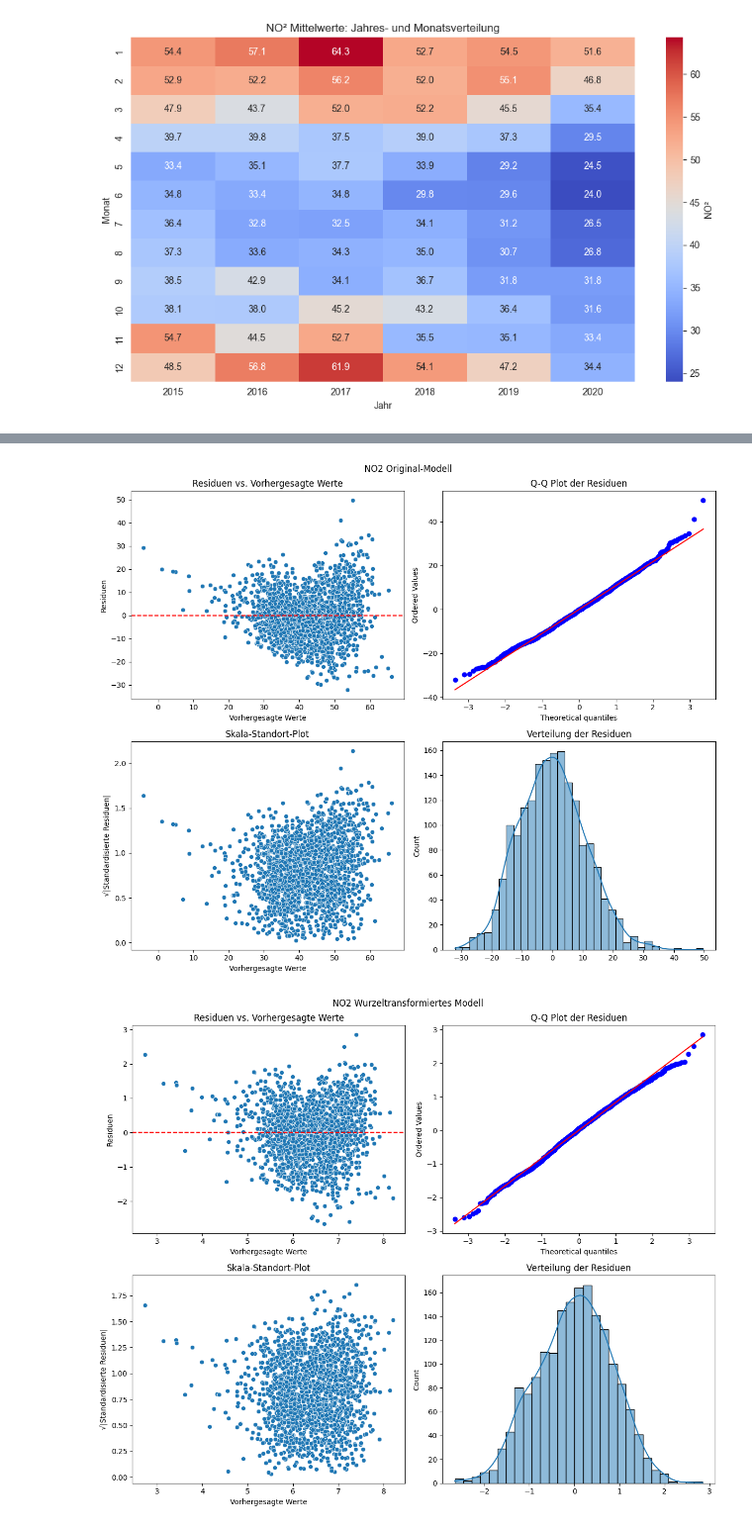
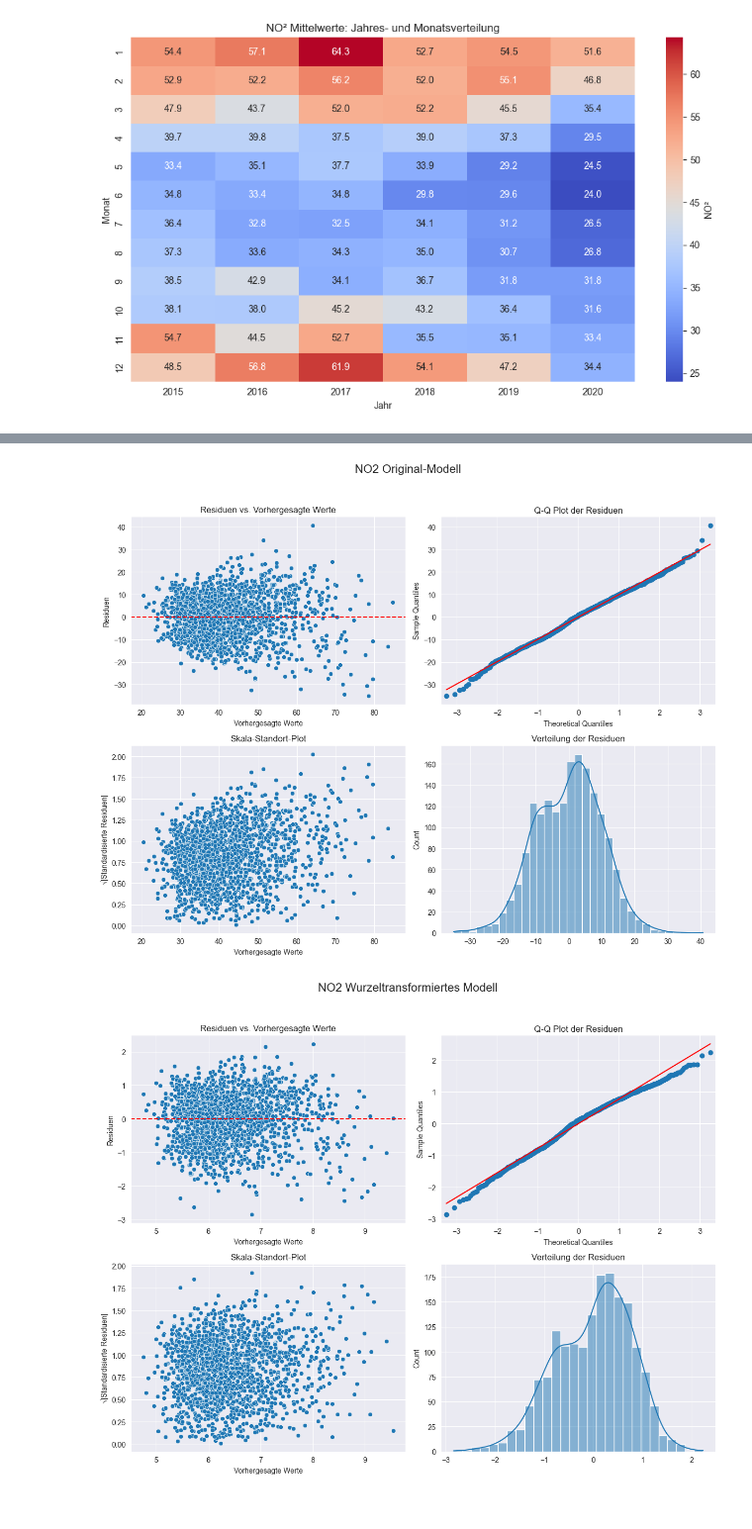
Before and after one commit to Veit-Kramer-Schoeggl/statistik_A02, a Jupyter notebook: A02-TeamA.ipynb, the cells around one changed output, grey strips where cells are left out. Shown at 99% size. Drawn from its saved outputs; the diff is of its cells as text; code cells hidden in the pictures.

```diff
--- a/A02-TeamA.ipynb
+++ b/A02-TeamA.ipynb
@@ -492,6 +467,7 @@ Residual       306669.806599  1778.0         NaN           NaN
 
 # a) Berechnung der Temperaturdifferenz
 train_graz_df['temp_diff'] = train_graz_df['temp'] - train_kalk_df['temp']
+test_graz_df['temp_diff'] = test_graz_df['temp'] - test_graz_df['temp']
 
 # b) Berechnung mittels neuer Variable:
 response_variable = "no2"
@@ -884,12 +825,13 @@ def erstelle_modelle_mit_transformation(df, zielvariable, praediktoren):
 
     # Original-Modell
     formel_original = f"{zielvariable} ~ " + " + ".join(praediktoren)
-    modell_original = ols(formel_original, data=df).fit()
+    modell_original = smf.ols(formel_original, data=df).fit()
 
-    # Modell mit Wurzeltransformation
+    # Modell mit Wurzeltransformation der Zielvariable
+    df = df.copy()  # Um das Original-DataFrame nicht zu verändern
     df[f'sqrt_{zielvariable}'] = np.sqrt(df[zielvariable])
     formel_wurzel = f"sqrt_{zielvariable} ~ " + " + ".join(praediktoren)
-    modell_wurzel = ols(formel_wurzel, data=df).fit()
+    modell_wurzel = smf.ols(formel_wurzel, data=df).fit()
 
     return modell_original, modell_wurzel
 
@@ -905,11 +847,12 @@ def erstelle_diagnostik_plots(modell, titel):
     ax1.set_title('Residuen vs. Vorhergesagte Werte')
 
     # Q-Q Plot
-    stats.probplot(modell.resid, dist="norm", plot=ax2)
+    sm.qqplot(modell.resid, line='s', ax=ax2)
     ax2.set_title('Q-Q Plot der Residuen')
 
-    # Skala-Standort-Plot
-    sns.scatterplot(x=modell.fittedvalues, y=np.sqrt(np.abs(modell.resid_pearson)), ax=ax3)
+    # Skala-Standort-Plot (Scale-Location Plot)
+    standardized_resid = np.sqrt(np.abs(modell.get_influence().resid_studentized_internal))
+    sns.scatterplot(x=modell.fittedvalues, y=standardized_resid, ax=ax3)
     ax3.set_xlabel('Vorhergesagte Werte')
     ax3.set_ylabel('√|Standardisierte Residuen|')
     ax3.set_title('Skala-Standort-Plot')
@@ -918,22 +861,35 @@ def erstelle_diagnostik_plots(modell, titel):
     sns.histplot(modell.resid, kde=True, ax=ax4)
     ax4.set_title('Verteilung der Residuen')
 
-    plt.suptitle(titel)
-    plt.tight_layout()
+    plt.suptitle(titel, fontsize=16)
+    plt.tight_layout(rect=[0, 0.03, 1, 0.95])
     return fig
 
-# Basisprädikatoren definieren
-praediktoren = ['temp', 'humidity', 'prec', 'windspeed', 'peak_velocity']
+# Definieren der Prädiktorvariablen für PM10 und NO2
+praediktoren_pm10 = [
+    "I(np.sqrt(prec + 1))",
+    "I(1 / (peak_velocity + 1))",
+    "I(np.sqrt(frost + 1))",
+    "temp",
+    "temp_diff",
+    "year",
+    "temp_lag3",
+    "humidity_lag1",
+    "humidity_lag3",
+    "peak_velocity_lag1"
+]
+
+praediktoren_no2 = praediktoren_pm10.copy()  # Falls die Prädiktoren für NO2 gleich sind; andernfalls anpassen
 
 # Trainingsdaten vorbereiten (2015-2019)
-mask = (df_graz.index.year >= 2015) & (df_graz.index.year <= 2019)
-train_df = df_graz[mask].copy()
+mask_train = (train_graz_df.index.year >= 2015) & (train_graz_df.index.year <= 2019)
+train_df = train_graz_df[mask_train].copy()
 
 # Modelle für PM10
-pm10_original, pm10_wurzel = erstelle_modelle_mit_transformation(train_df, 'pm10', praediktoren)
+pm10_original, pm10_wurzel = erstelle_modelle_mit_transformation(train_df, 'pm10', praediktoren_pm10)
 
 # Modelle für NO2
-no2_original, no2_wurzel = erstelle_modelle_mit_transformation(train_df, 'no2', praediktoren)
+no2_original, no2_wurzel = erstelle_modelle_mit_transformation(train_df, 'no2', praediktoren_no2)
 
 # Ergebnisse ausgeben
 print("=== PM10 Modellvergleich ===")
@@ -962,7 +918,5 @@ print("PM10 Original:", stats.shapiro(pm10_original.resid))
 print("PM10 Wurzel:", stats.shapiro(pm10_wurzel.resid))
 print("NO2 Original:", stats.shapiro(no2_original.resid))
 print("NO2 Wurzel:", stats.shapiro(no2_wurzel.resid))
-
-# Versuch der Verbesserung des AIC durch Wurzeltransfomation: zeigt deutliche Verbesserungen sowohl bei NO² als auch bei pm10
 # %% [output]
 === PM10 Modellvergleich ===
@@ -981,3 +935,3 @@ AIC Wurzeltransformation: 4417.1
-[figure, old version]
+[figure, new version]
-[figure, old version]
+[figure, new version]
 === Shapiro-Wilk-Test der Residuen ===
```
Also changed, not shown: parts of 18 cells of this notebook.
